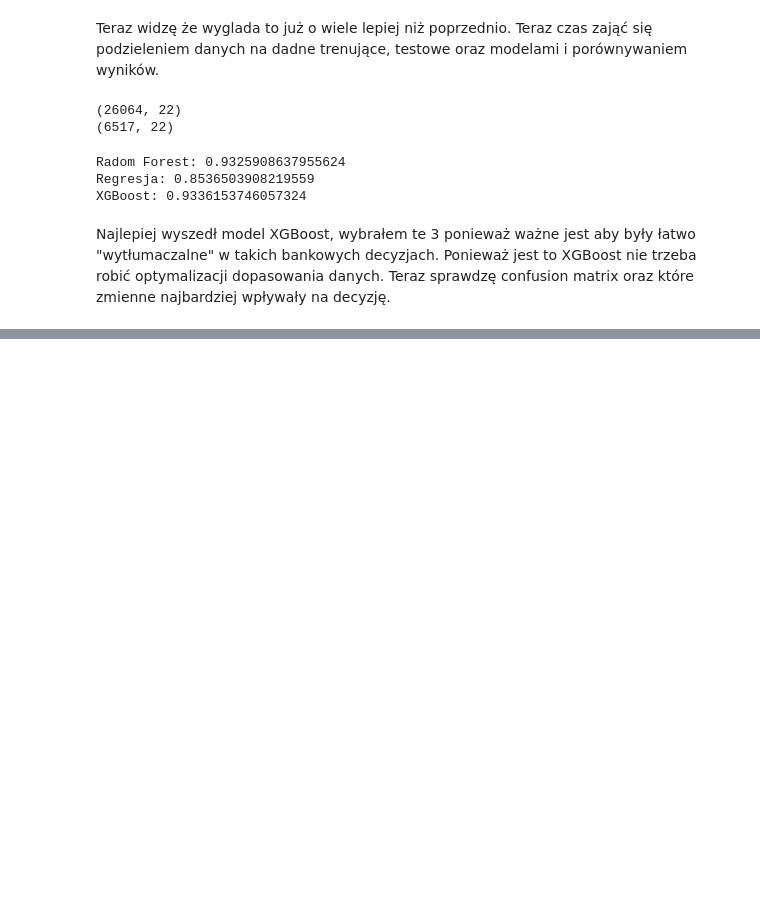
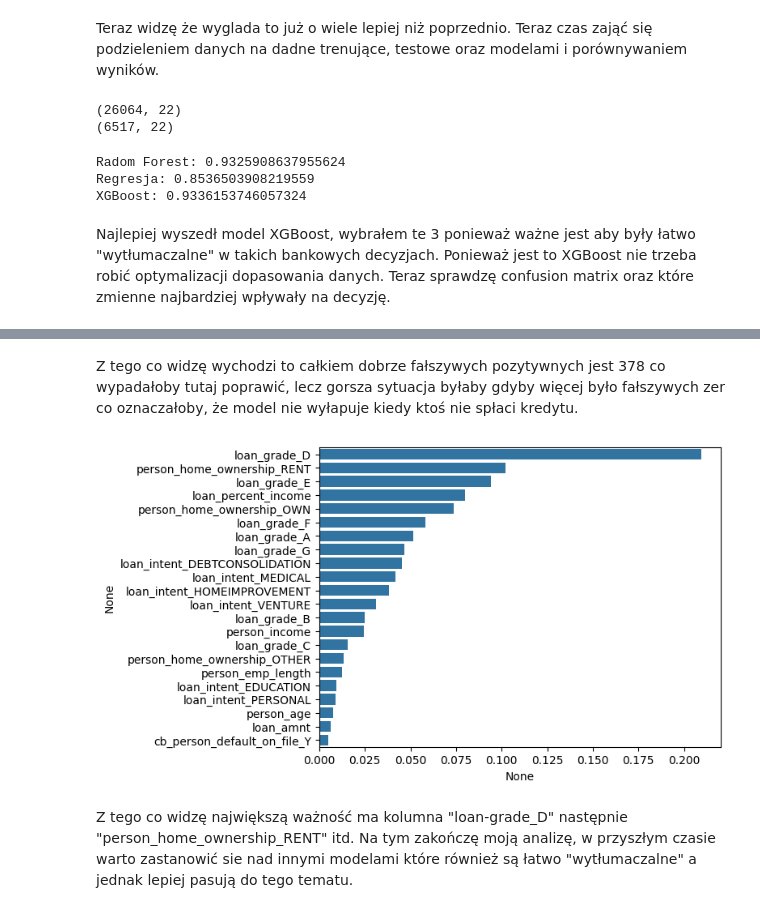
Before and after one commit to WiktorMatla/Przygotowanie_do_rozmowy_rekrutacyjnej, a Jupyter notebook: Przygotowanie_do_rozmowy.ipynb, the cells around one changed output, grey strips where cells are left out. Drawn from its saved outputs; the diff is of its cells as text; code cells hidden in the pictures; blank space fills up the shorter version.

```diff
--- a/Przygotowanie_do_rozmowy.ipynb
+++ b/Przygotowanie_do_rozmowy.ipynb
@@ -234,0 +242,10 @@ Najlepiej wyszedł model XGBoost, wybrałem te 3 ponieważ ważne jest aby były
+# %% [markdown]
+Z tego co widzę wychodzi to całkiem dobrze fałszywych pozytywnych jest 378 co wypadałoby tutaj poprawić, lecz gorsza sytuacja byłaby gdyby więcej było fałszywych zer co oznaczałoby, że model nie wyłapuje kiedy ktoś nie spłaci kredytu.
+# %%
+waznosc = pd.Series(model_XGBoost.feature_importances_, index=X_train.columns).sort_values(ascending=False)
+sns.barplot(x=waznosc,y=waznosc.index)
+plt.show()
+# %% [output]
+[figure, added]
+# %% [markdown]
+Z tego co widzę największą ważność ma kolumna "loan-grade_D" następnie "person_home_ownership_RENT" itd. Na tym zakończę moją analizę, w przyszłym czasie warto zastanowić sie nad innymi modelami które również są łatwo "wytłumaczalne" a jednak lepiej pasują do tego tematu.
```
Also changed, not shown: parts of 2 cells of this notebook.
